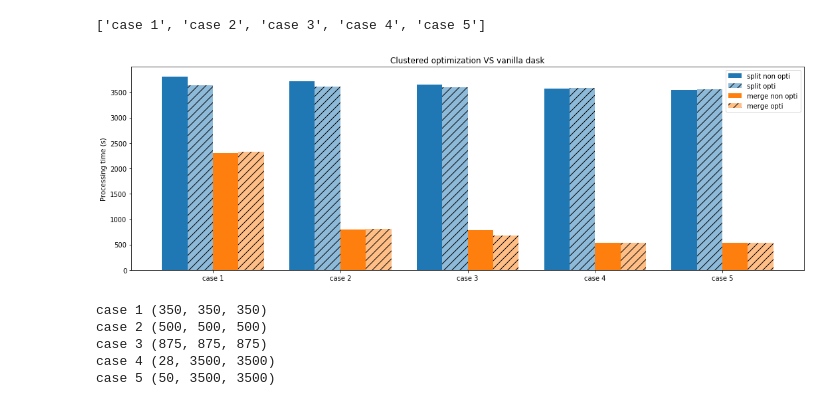
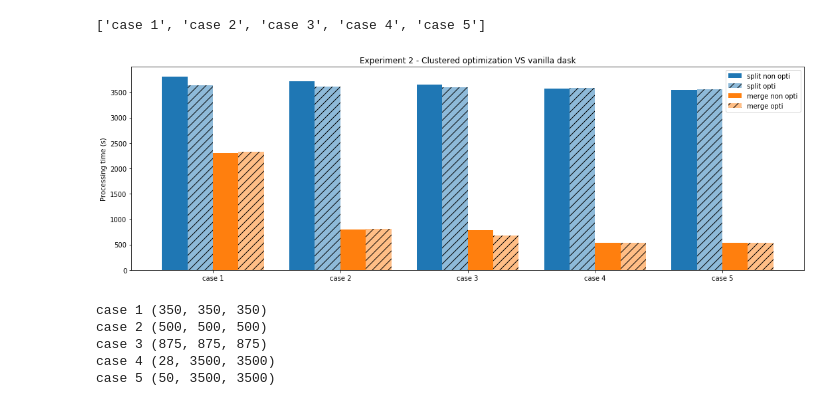
Before and after one commit to GTimothee/dask_io_experiments, a Jupyter notebook: notebooks/exp1_results_2.ipynb, the cells around one changed output. Saved outputs shown, nothing was run; the diff lists cells and outputs as text; code cells hidden in the pictures.

```diff
--- a/notebooks/exp1_results_2.ipynb
+++ b/notebooks/exp1_results_2.ipynb
@@ -109,21 +109,21 @@ width = 0.20  # the width of the bars
 # %%
 fig, ax = plt.subplots(figsize=(15, 5))
 rects1 = ax.bar(x - 3*width/2, csv_data_split_noopti, width, label='split non opti', color=['tab:blue'])
 rects2 = ax.bar(x - width/2, csv_data_split_opti, width, label='split opti', color=['tab:blue'], hatch='//', alpha=0.5)
 rects3 = ax.bar(x + width/2, csv_data_merge_noopti, width, label='merge non opti', color=['tab:orange'])
 rects4 = ax.bar(x + 3*width/2, csv_data_merge_opti, width, label='merge opti', color=['tab:orange'], hatch='//', alpha=0.5)
 
 # Add some text for labels, title and custom x-axis tick labels, etc.
 ax.set_ylabel('Processing time (s)')
-ax.set_title('Clustered optimization VS vanilla dask')
+ax.set_title('Experiment 2 - Clustered optimization VS vanilla dask')
 ax.set_xticks(x)
 ax.set_xticklabels(labels)
 ax.legend()
 
 fig.tight_layout()
 plt.show()
 # %% [output]
-[figure, old version]
+[figure, new version]
 # %%
 for l, n in zip(labels, labels_names):
     print(l, n)
```
Also changed, not shown: 3 other files.
